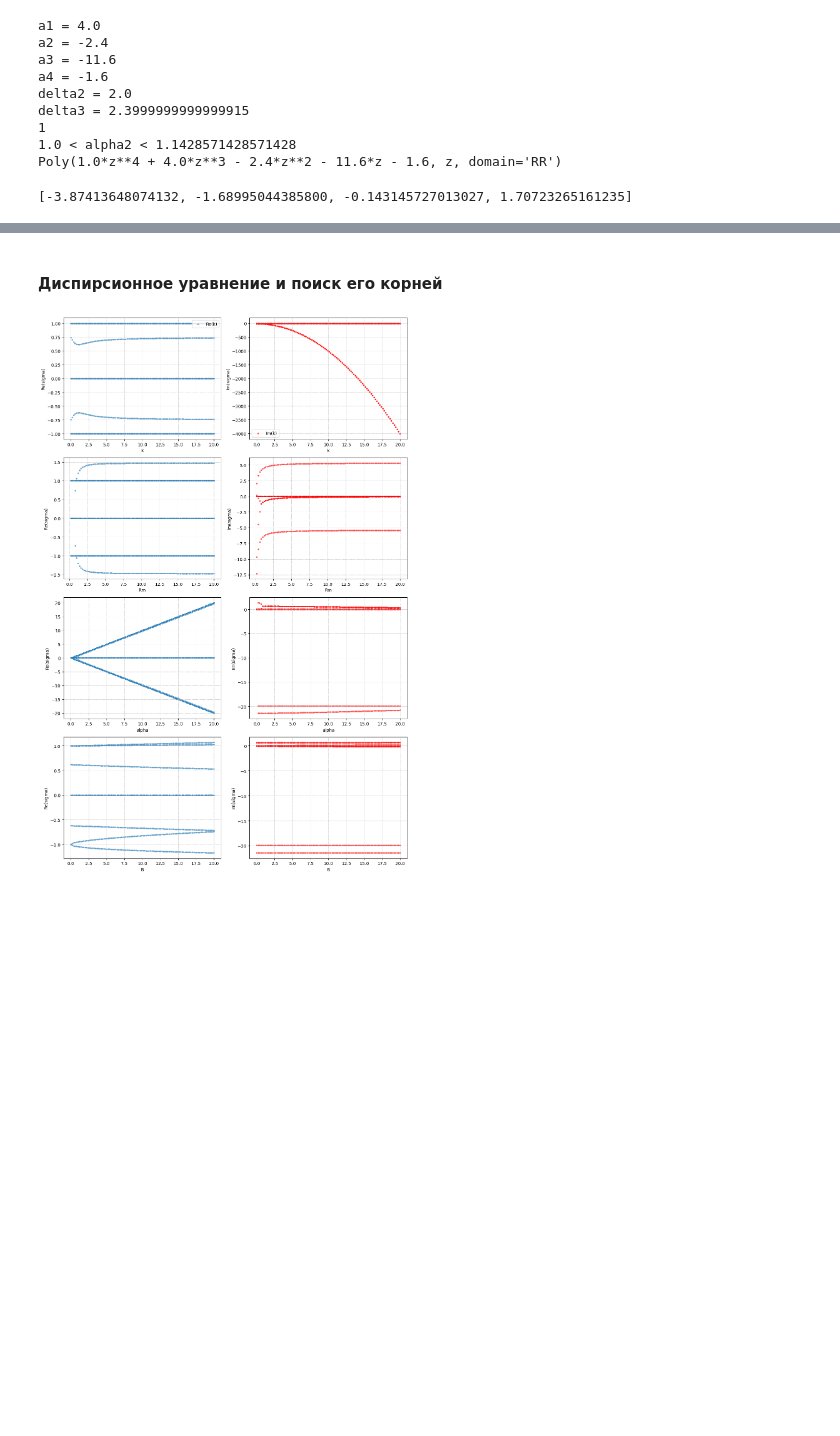
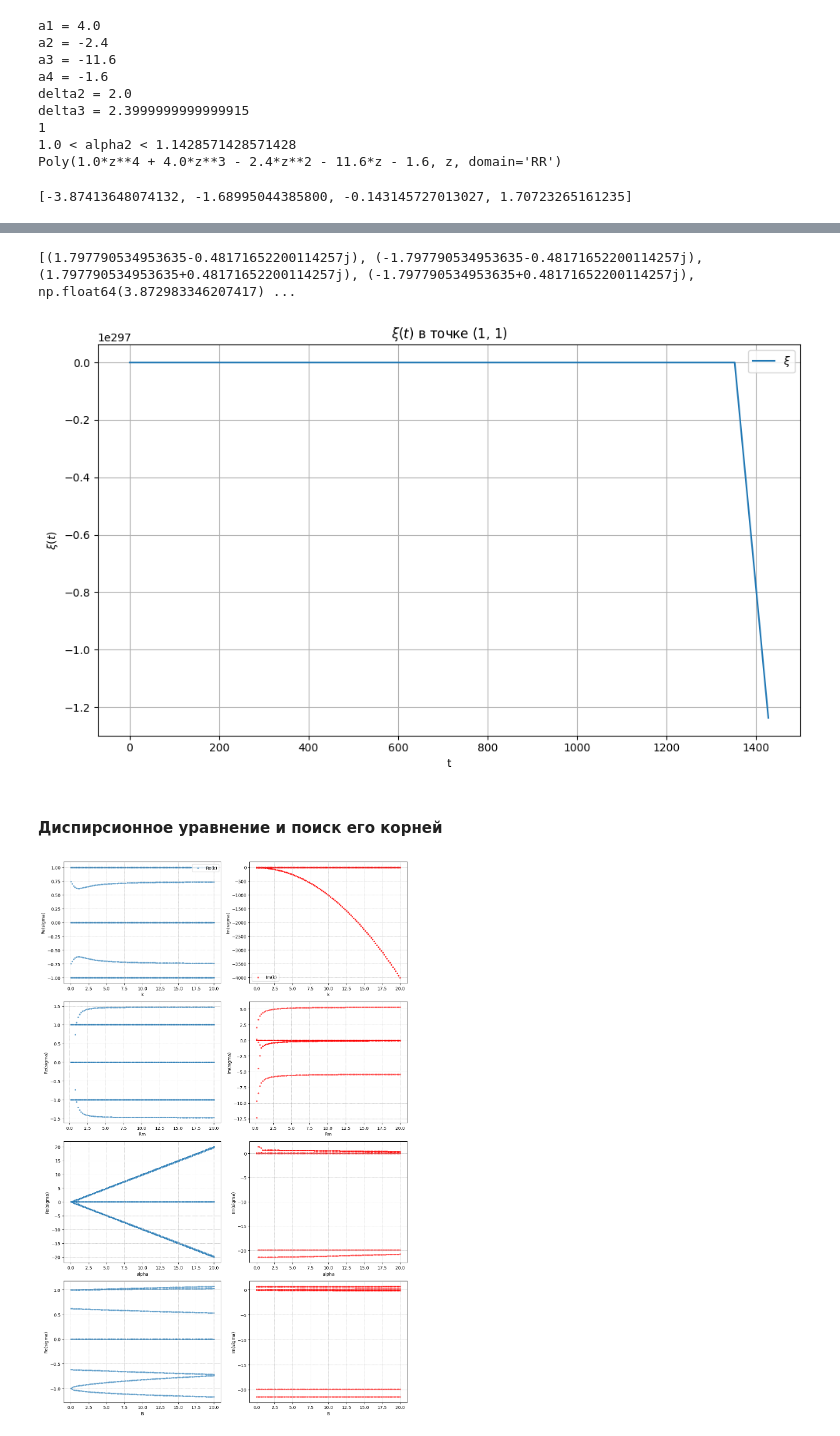
Before and after one commit to ilsurgumerov/MHD_Rotating_Fluids, a Jupyter notebook: MHD.ipynb, the cells around one changed output, grey strips where cells are left out. Saved outputs shown, nothing was run; the diff lists cells and outputs as text; code cells hidden in the pictures; blank space fills up the shorter version.

```diff
--- a/MHD.ipynb
+++ b/MHD.ipynb
@@ -501,3 +522,72 @@ Poly(1.0*z**4 + 4.0*z**3 - 2.4*z**2 - 11.6*z - 1.6, z, domain='RR')
+# %%
+import sympy as sp
+import numpy as np
+import matplotlib.pyplot as plt
+
+# Символы
+A2, B2, alpha2, z = sp.symbols('A2 B2 alpha2 z')
+
+# Коэффициенты полинома
+a0 = 1
+a2 = - (A2 - alpha2 + 2 * B2)
+a4 = - A2 * B2 + B2**2
+
+# Полином
+polinom = a0 * z ** 4 + a2 * z**2 + a4
+
+# Подстановка значений параметров
+params = {
+    A2: 1,
+    B2: 4,
+    alpha2: 15
+}
+
+# Получаем полином и корни
+poly = sp.Poly(polinom.subs(params), z)
+roots = sp.nroots(poly, n=15)
+
+# Переход к sigma = i * z
+sigma = [1j * complex(r) for r in roots]
+
+# Добавляем корни alpha, alpha, -alpha, -alpha
+alpha_val = np.sqrt(params[alpha2])
+extra_sigmas = [alpha_val, alpha_val, -alpha_val, -alpha_val]
+sigma_total = sigma + extra_sigmas
+
+print(sigma_total)
+
+# Параметры для xi
+A = np.sqrt(params[A2])
+k = 1
+l = 1
+x = 1
+y = 1
+
+# Временной интервал
+t_vals = np.linspace(0, 30000, 400)
+
+# Вычисляем сумму xi по всем sigma
+xi_sum = np.zeros_like(t_vals, dtype=np.complex128)
+
+for s in sigma_total:
+    s = complex(s)
+    sigma1 = s.real
+    sigma2 = s.imag
+    xi_sum += A * np.exp(sigma2 * t_vals) * np.cos(k * x + l * y - sigma1 * t_vals)
+
+# Построим график
+plt.figure(figsize=(10, 6))
+plt.plot(t_vals, xi_sum.real, label=r"$\xi$")
+plt.title(r"$\xi(t)$ в точке (1, 1)")
+plt.xlabel("t")
+plt.ylabel(r"$\xi(t)$")
+plt.legend()
+plt.grid(True)
+plt.tight_layout()
+plt.show()
+# %% [output]
+[(1.797790534953635-0.48171652200114257j), (-1.797790534953635-0.48171652200114257j), (1.797790534953635+0.48171652200114257j), (-1.797790534953635+0.48171652200114257j), np.float64(3.872983346207417) ...
+[figure, added]
 # %% [markdown]
 #### Диспирсионное уравнение и поиск его корней
 # %%
```
Also changed, not shown: parts of 2 cells of this notebook.
